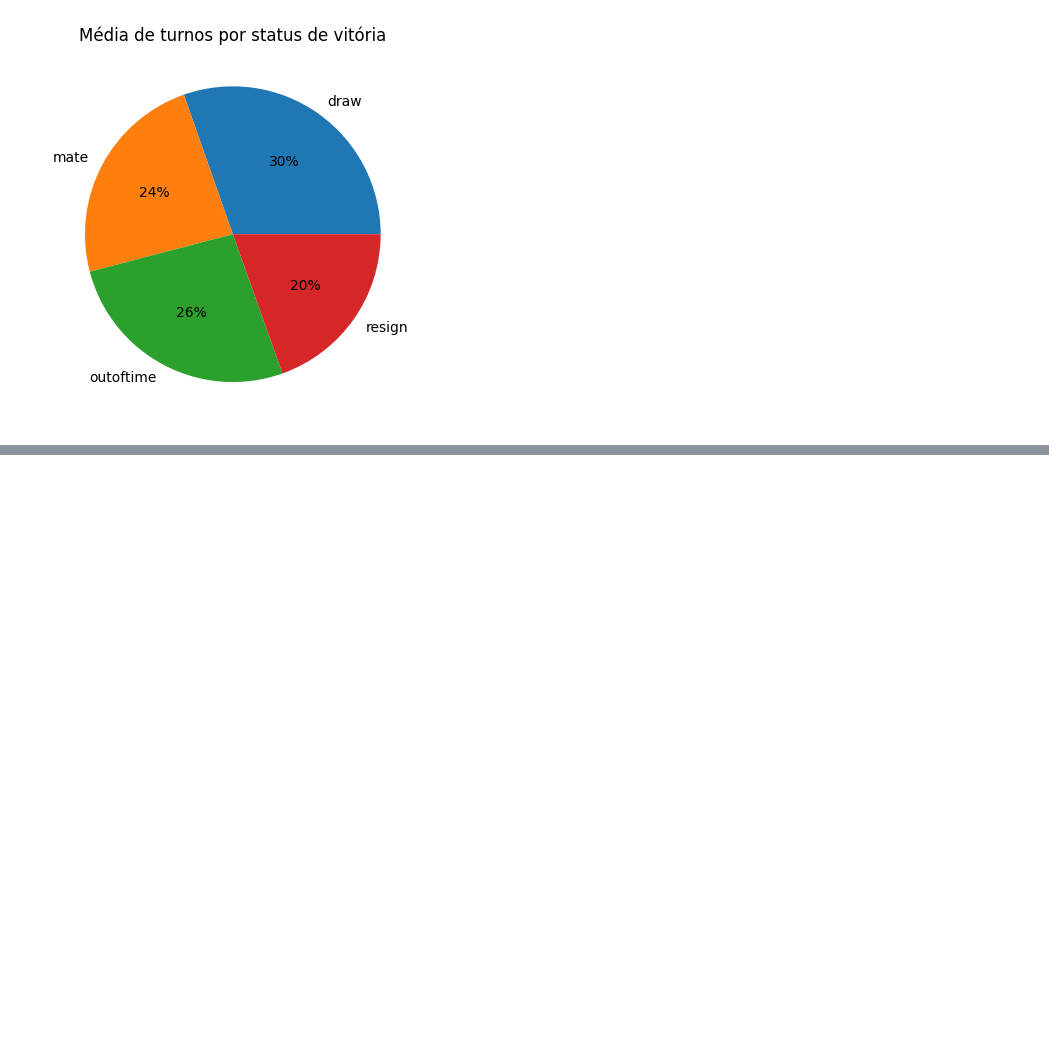
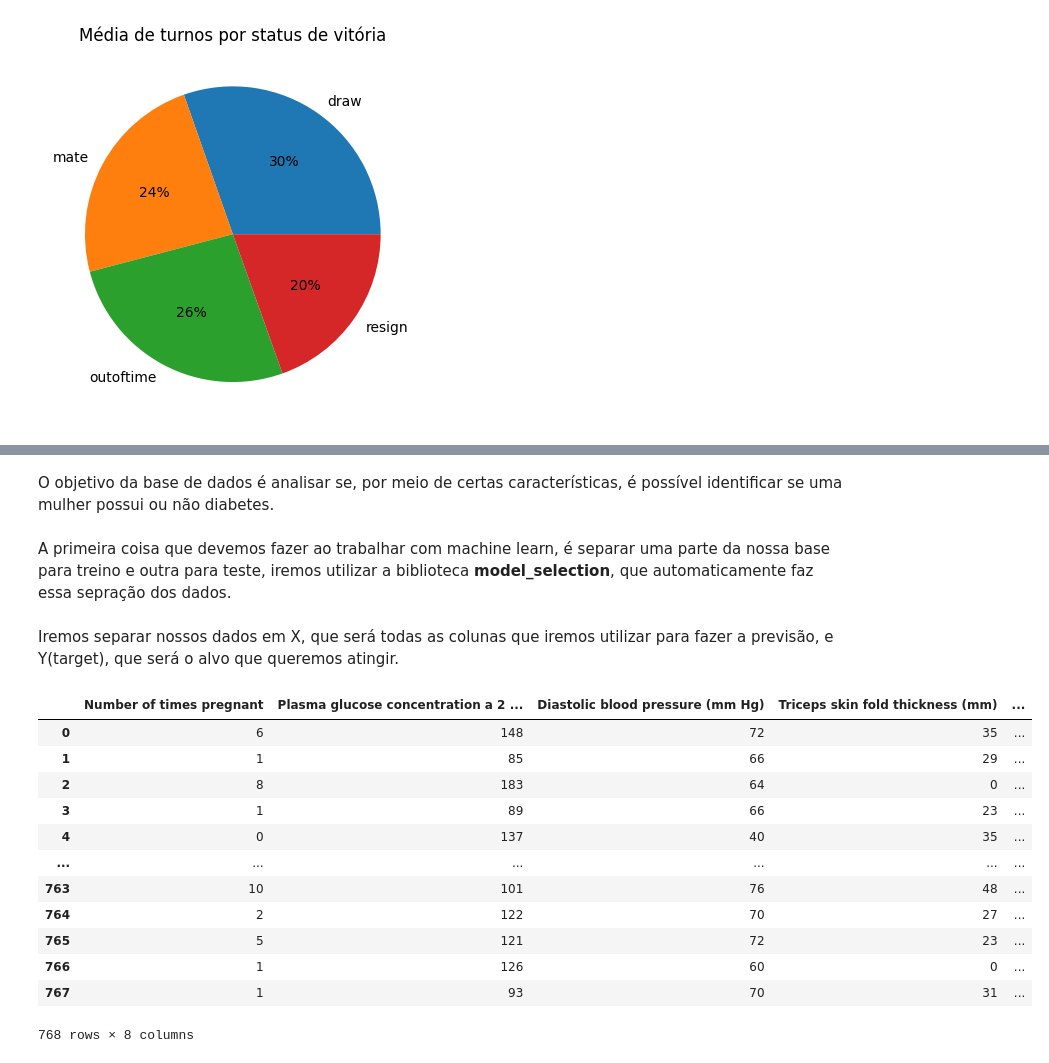
Before and after one commit to CorsiIsa/PosTech-Machine_Learng_And_Times_Series, a Jupyter notebook: bibliotecas_fundamentais.ipynb, the cells around one changed output, grey strips where cells are left out. Cells and saved outputs as stored; diff of their text form; code cells hidden in the pictures; blank space fills up the shorter version.

```diff
--- a/bibliotecas_fundamentais.ipynb
+++ b/bibliotecas_fundamentais.ipynb
@@ -372,0 +398,24 @@ plt.show()
+# %% [markdown]
+O objetivo da base de dados é analisar se, por meio de certas características, é possível identificar se uma mulher possui ou não diabetes.
+# %% [markdown]
+A primeira coisa que devemos fazer ao trabalhar com machine learn, é separar uma parte da nossa base para treino e outra para teste, iremos utilizar a biblioteca **model_selection**, que automaticamente faz essa sepração dos dados.
+# %% [markdown]
+Iremos separar nossos dados em X, que será todas as colunas que iremos utilizar para fazer a previsão, e Y(target), que será o alvo que queremos atingir.
+# %%
+x = df_diabetes.drop(['Class variable'], axis=1)
+
+x
+# %% [output]
+|  | Number of times pregnant | Plasma glucose concentration a 2 ... | Diastolic blood pressure (mm Hg) | Triceps skin fold thickness (mm) | ... |
+| 0 | 6 | 148 | 72 | 35 | ... |
+| 1 | 1 | 85 | 66 | 29 | ... |
+| 2 | 8 | 183 | 64 | 0 | ... |
+| 3 | 1 | 89 | 66 | 23 | ... |
+| 4 | 0 | 137 | 40 | 35 | ... |
+| ... | ... | ... | ... | ... | ... |
+| 763 | 10 | 101 | 76 | 48 | ... |
+| 764 | 2 | 122 | 70 | 27 | ... |
+| 765 | 5 | 121 | 72 | 23 | ... |
+| 766 | 1 | 126 | 60 | 0 | ... |
+| 767 | 1 | 93 | 70 | 31 | ... |
+768 rows × 8 columns
```
Also changed, not shown: parts of 17 cells of this notebook.
